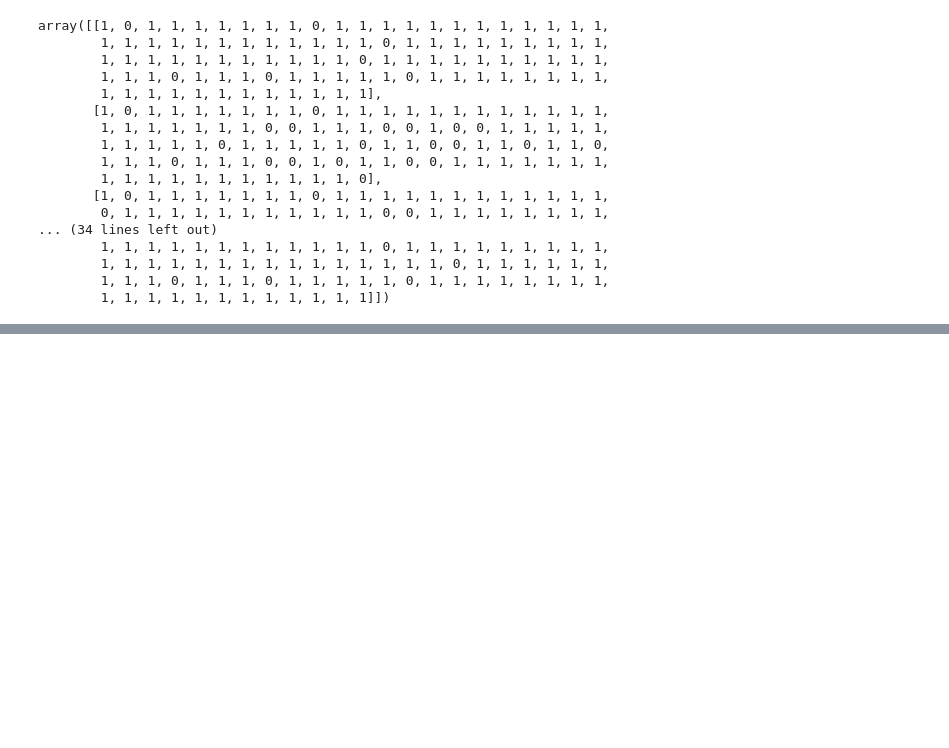
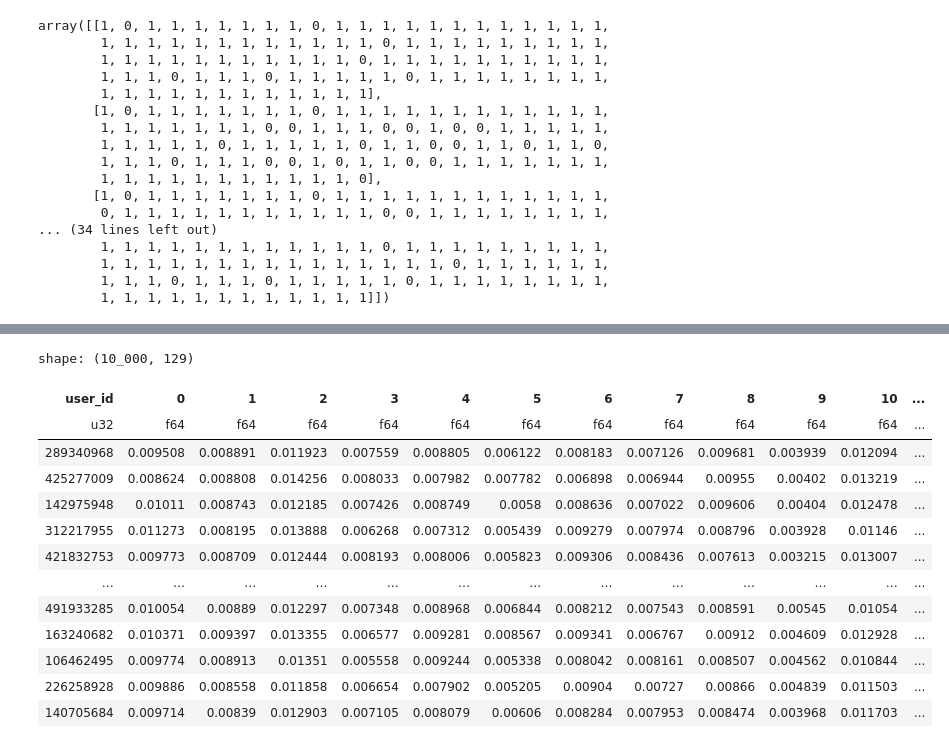
Before and after one commit to d-desiatkin/VK-LSVD-competition, a Jupyter notebook: Learn_xgboost.ipynb, the cells around one changed output, grey strips where cells are left out. Drawn from its saved outputs; the diff is of its cells as text; code cells hidden in the pictures; blank space fills up the shorter version.

Commit message:
Solution based on item embedding to user classes distances

```diff
--- a/Learn_xgboost.ipynb
+++ b/Learn_xgboost.ipynb
@@ -72,0 +132,18 @@ array([ 4.9373837,  4.876917 ,  4.545782 , ..., -4.3369718, -4.3786306,
+# %%
+import polars as pl
+pl.read_parquet("user_embeddings_checkpoints/user_classes_checkpoint_10000.parquet")
+# %% [output]
+shape: (10_000, 129)
+| user_id | 0 | 1 | 2 | 3 | 4 | 5 | 6 | 7 | 8 | 9 | 10 | ... |
+| u32 | f64 | f64 | f64 | f64 | f64 | f64 | f64 | f64 | f64 | f64 | f64 | ... |
+| 289340968 | 0.009508 | 0.008891 | 0.011923 | 0.007559 | 0.008805 | 0.006122 | 0.008183 | 0.007126 | 0.009681 | 0.003939 | 0.012094 | ... |
+| 425277009 | 0.008624 | 0.008808 | 0.014256 | 0.008033 | 0.007982 | 0.007782 | 0.006898 | 0.006944 | 0.00955 | 0.00402 | 0.013219 | ... |
+| 142975948 | 0.01011 | 0.008743 | 0.012185 | 0.007426 | 0.008749 | 0.0058 | 0.008636 | 0.007022 | 0.009606 | 0.00404 | 0.012478 | ... |
+| 312217955 | 0.011273 | 0.008195 | 0.013888 | 0.006268 | 0.007312 | 0.005439 | 0.009279 | 0.007974 | 0.008796 | 0.003928 | 0.01146 | ... |
+| 421832753 | 0.009773 | 0.008709 | 0.012444 | 0.008193 | 0.008006 | 0.005823 | 0.009306 | 0.008436 | 0.007613 | 0.003215 | 0.013007 | ... |
+| … | … | … | … | … | … | … | … | … | … | … | … | ... |
+| 491933285 | 0.010054 | 0.00889 | 0.012297 | 0.007348 | 0.008968 | 0.006844 | 0.008212 | 0.007543 | 0.008591 | 0.00545 | 0.01054 | ... |
+| 163240682 | 0.010371 | 0.009397 | 0.013355 | 0.006577 | 0.009281 | 0.008567 | 0.009341 | 0.006767 | 0.00912 | 0.004609 | 0.012928 | ... |
+| 106462495 | 0.009774 | 0.008913 | 0.01351 | 0.005558 | 0.009244 | 0.005338 | 0.008042 | 0.008161 | 0.008507 | 0.004562 | 0.010844 | ... |
+| 226258928 | 0.009886 | 0.008558 | 0.011858 | 0.006654 | 0.007902 | 0.005205 | 0.00904 | 0.00727 | 0.00866 | 0.004839 | 0.011503 | ... |
+| 140705684 | 0.009714 | 0.00839 | 0.012903 | 0.007105 | 0.008079 | 0.00606 | 0.008284 | 0.007953 | 0.008474 | 0.003968 | 0.011703 | ... |
```
Also changed, not shown: parts of 10 cells of this notebook, 2 other files.
